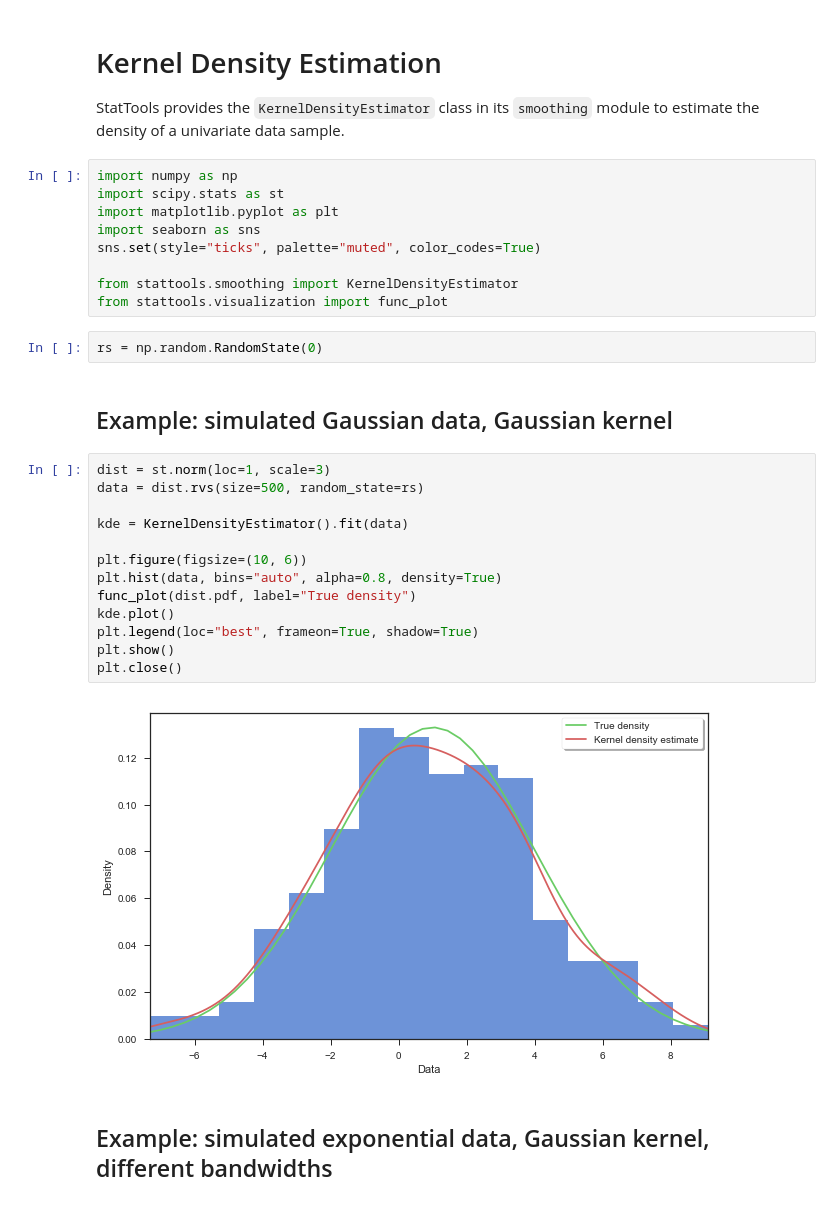
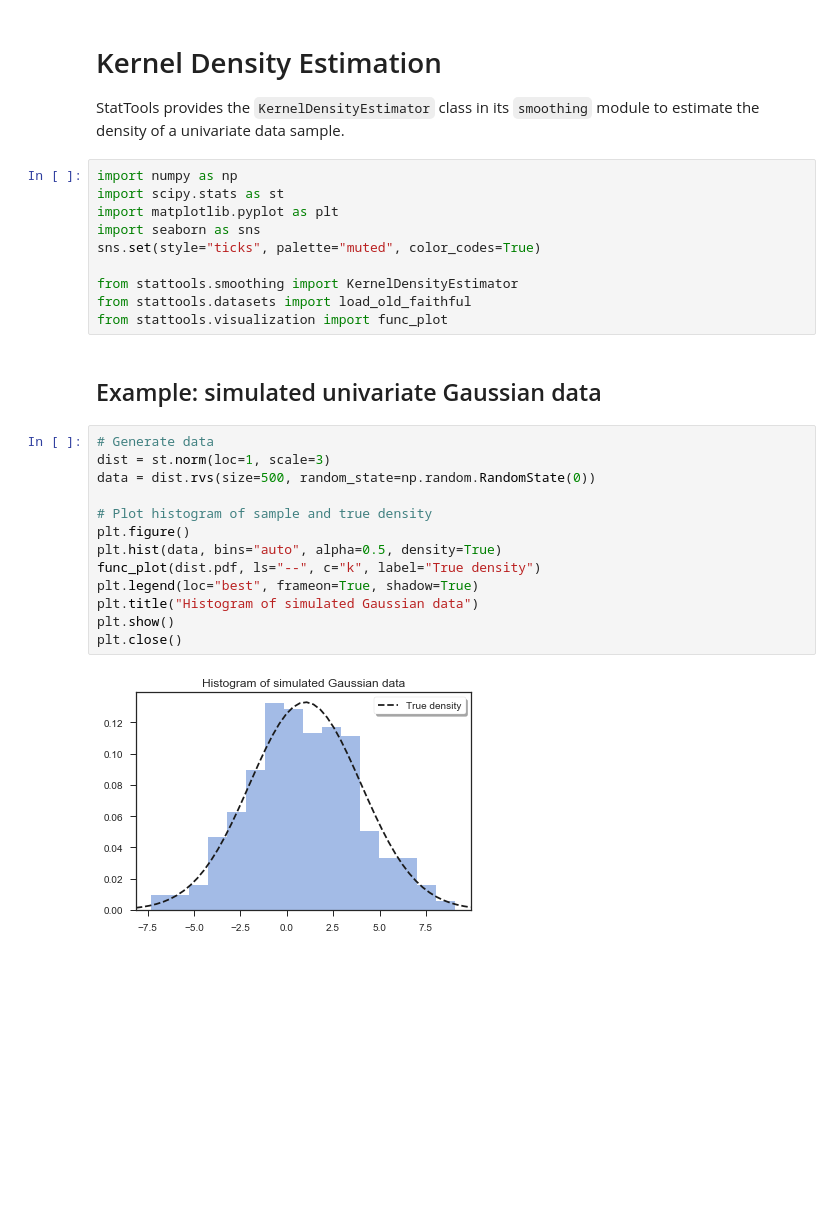
Before and after one commit to artemmavrin/StatTools, a Jupyter notebook: examples/Kernel Density Estimation.ipynb, the cells around one changed output. Cells and saved outputs as stored; diff of their text form; blank space fills up the shorter version.

```diff
--- a/examples/Kernel Density Estimation.ipynb
+++ b/examples/Kernel Density Estimation.ipynb
@@ -10,25 +10,22 @@ import seaborn as sns
 sns.set(style="ticks", palette="muted", color_codes=True)
 
 from stattools.smoothing import KernelDensityEstimator
+from stattools.datasets import load_old_faithful
 from stattools.visualization import func_plot
-# %%
-rs = np.random.RandomState(0)
 # %% [markdown]
-## Example: simulated Gaussian data, Gaussian kernel
+## Example: simulated univariate Gaussian data
 # %%
+# Generate data
 dist = st.norm(loc=1, scale=3)
-data = dist.rvs(size=500, random_state=rs)
+data = dist.rvs(size=500, random_state=np.random.RandomState(0))
 
-kde = KernelDensityEstimator().fit(data)
-
-plt.figure(figsize=(10, 6))
-plt.hist(data, bins="auto", alpha=0.8, density=True)
-func_plot(dist.pdf, label="True density")
-kde.plot()
+# Plot histogram of sample and true density
+plt.figure()
+plt.hist(data, bins="auto", alpha=0.5, density=True)
+func_plot(dist.pdf, ls="--", c="k", label="True density")
 plt.legend(loc="best", frameon=True, shadow=True)
+plt.title("Histogram of simulated Gaussian data")
 plt.show()
 plt.close()
 # %% [output]
-[figure, old version]
+[figure, new version]
-# %% [markdown]
-## Example: simulated exponential data, Gaussian kernel, different bandwidths
```
Also changed, not shown: parts of 5 cells of this notebook, 1 other file.
